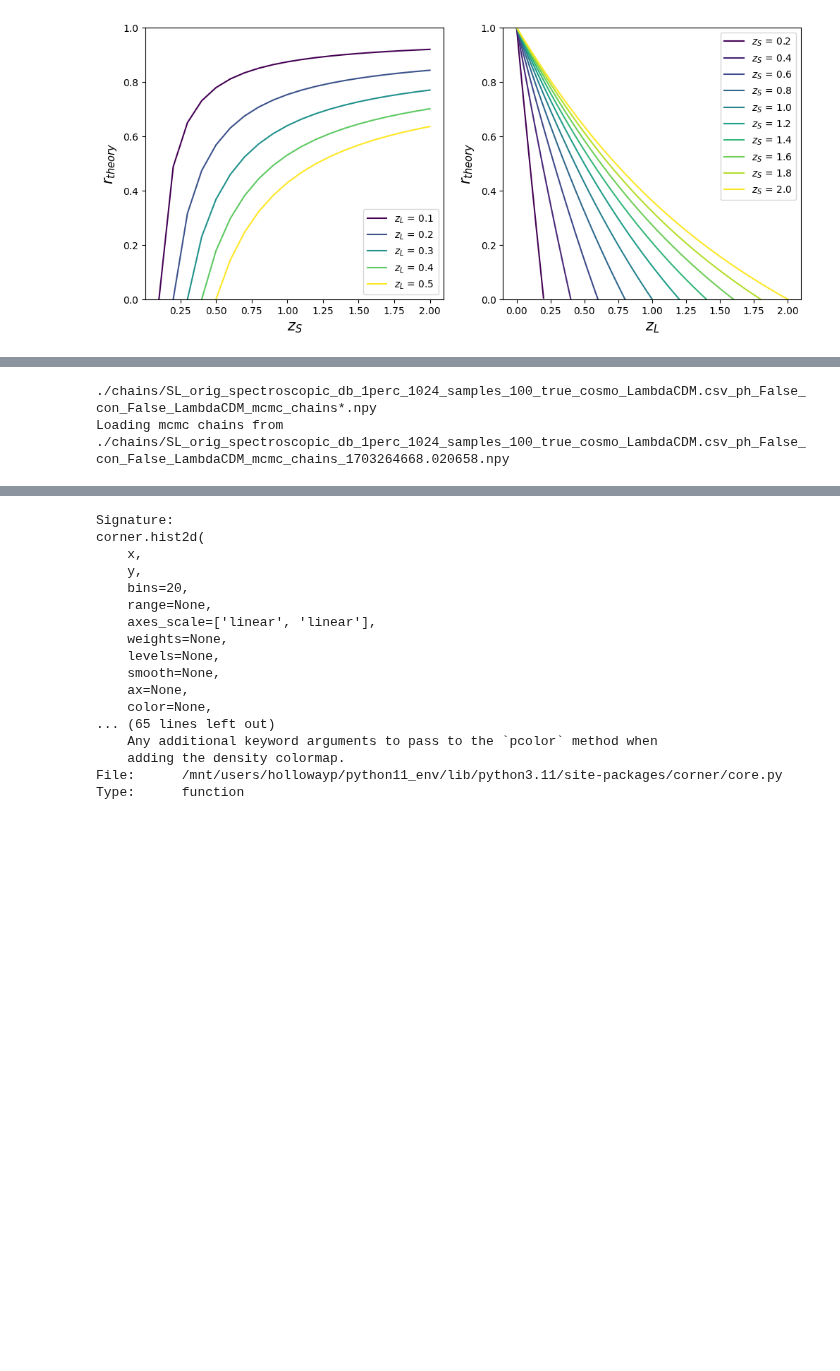
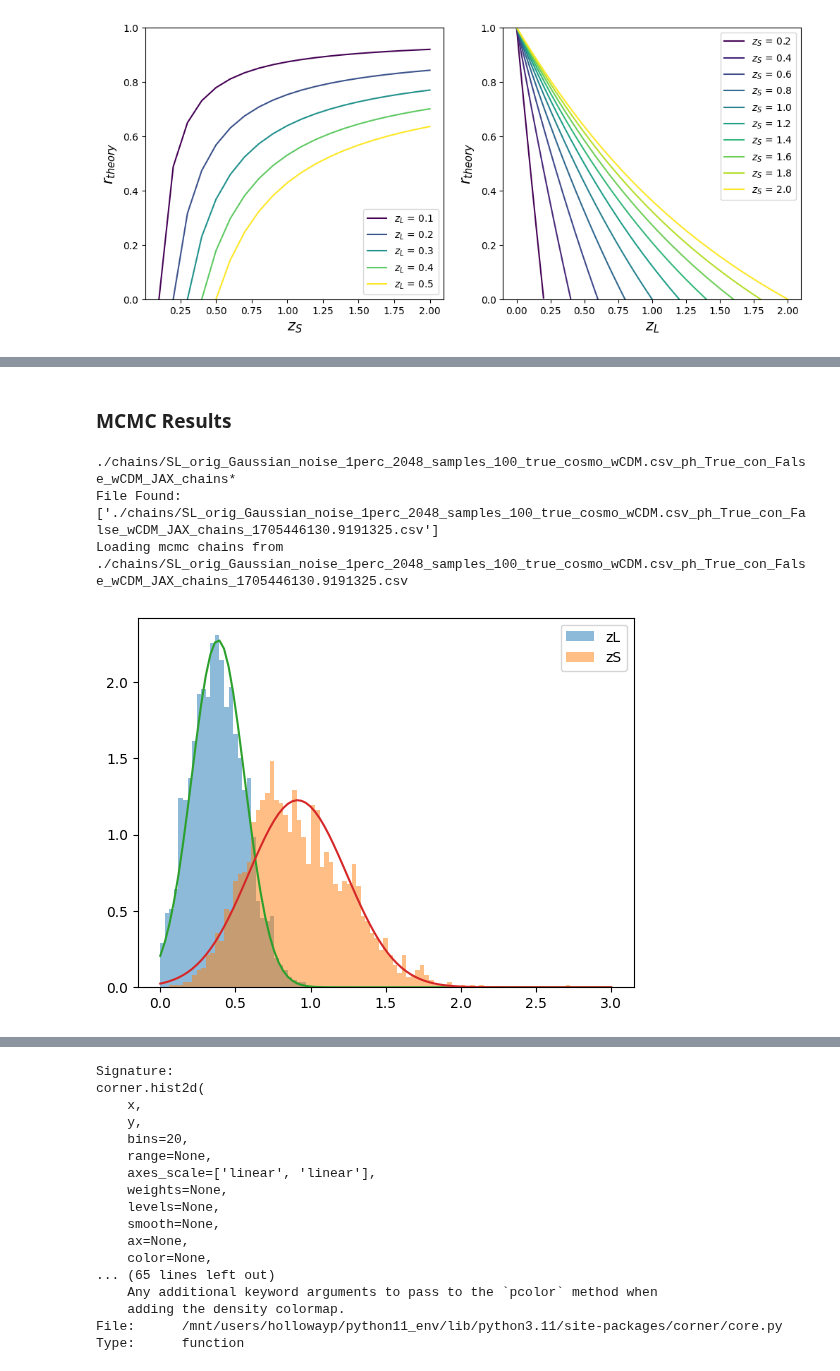
Before and after one commit to P-1884/COSMIC-BEAMS, a Jupyter notebook: zBEAMS_Application_to_Strong_Lensing.ipynb, the cells around one changed output, grey strips where cells are left out. Cells and saved outputs as stored; diff of their text form; code cells hidden in the pictures; blank space fills up the shorter version.

```diff
--- a/zBEAMS_Application_to_Strong_Lensing.ipynb
+++ b/zBEAMS_Application_to_Strong_Lensing.ipynb
@@ -553,27 +552,72 @@ az.style.use('arviz-doc')
+# %% [markdown]
+### MCMC Results
 # %%
-Prefix = 'SL_orig_spectroscopic_db_'
+Prefix = 'SL_orig_Gaussian_noise_'#'SL_orig_spectroscopic_db_'
 Errors_perc = 1
-N_samples = 1024
+N_samples = 2048
 Perc_true = 100
 contamination_str = 'False'
-photometric_str = 'False'
-cosmo_type_str = 'LambdaCDM'
-#SL_orig_spectroscopic_db_1perc_4_samples_100_true_cosmo_LambdaCDM.csv_ph_False_con_False_LambdaCDM_mcmc_chains
-def locate_latest_chains(Errors_perc,N_samples,Perc_true,contamination_str,photometric_str,cosmo_type_str):
+photometric_str = 'True'
+cosmo_type_str = 'wCDM'
+cosmo_db_str='wCDM'
+
+import glob;import pandas as pd
+def locate_latest_chains(Errors_perc,N_samples,Perc_true,contamination_str,photometric_str,cosmo_type_str,JAX=False,
+                         cosmo_db_str='',return_db=False):
+    if cosmo_db_str=='':
+        cosmo_db_str=cosmo_type_str
     file_search = f'./chains/{Prefix}{Errors_perc}perc_'+\
-                                                 f'{N_samples}_samples_{Perc_true}_true_cosmo_{cosmo_type_str}.csv'+\
+                                                 f'{N_samples}_samples_{Perc_true}_true_cosmo_{cosmo_db_str}.csv'+\
                                                  f'_ph_{photometric_str}_con_{contamination_str}'+\
-                                                 f'_{cosmo_type_str}_mcmc_chains*.npy'
+                                                 f'_{cosmo_type_str}_'+\
+                                                 'mcmc'*(JAX==False)+'JAX'*(JAX==True)+'_chains*'
     print(file_search)
     mcmc_file_list = glob.glob(file_search)
-    latest_chain_indx = np.argmax([float(elem.split('mcmc_chains_')[1].replace('.npy','')) \
+    print('File Found: ',mcmc_file_list)
+    if not JAX: latest_chain_indx = np.argmax([float(elem.split('mcmc_chains_')[1].replace('.npy','')) \
+                           for elem in mcmc_file_list])
+    else: latest_chain_indx = np.argmax([float(elem.split('JAX_chains_')[1].replace('.csv','')) \
                            for elem in mcmc_file_list])
     latest_chain_filename = mcmc_file_list[latest_chain_indx]
-    chains = np.load(latest_chain_filename) #[Walker,Step_Number,Parameter]
+    if not JAX: chains = np.load(latest_chain_filename) #[Walker,Step_Number,Parameter]
+    if JAX: chains = pd.read_csv(latest_chain_filename)
     print(f'Loading mcmc chains from {latest_chain_filename}')
-    return chains
+    if return_db:
+        db_filename = latest_chain_filename.split('.csv')[0]+'.csv'
+        db_filename = db_filename.replace('/chains','/databases').replace('SL_orig_','')
+        db_i = pd.read_csv(db_filename)
+        return chains,db_i
+    else:
+        return chains
 
-chains = locate_latest_chains(Errors_perc,N_samples,Perc_true,contamination_str,photometric_str,cosmo_type_str)
+# chain_dict = {}
+# N_lens = 100
+# for N_obs_i in np.linspace(100,1000,10):
+#     chain_dict[int(np.round(100*N_lens/N_obs_i))] = locate_latest_chains(
+#         Errors_perc,
+#         int(N_obs_i),
+#         int(np.round(100*N_lens/N_obs_i)),
+#         contamination_str,
+#         photometric_str,cosmo_type_str,
+#         JAX=True,
+#         cosmo_db_str=cosmo_db_str)
+
+# chains = locate_latest_chains(Errors_perc,N_samples,Perc_true,contamination_str,photometric_str,cosmo_type_str,cosmo_db_str=cosmo_db_str)
+JAX_chains,db_in = locate_latest_chains(Errors_perc,N_samples,Perc_true,contamination_str,photometric_str,
+                                        cosmo_type_str,JAX=True,cosmo_db_str=cosmo_db_str,return_db=True)
 # %% [output]
-./chains/SL_orig_spectroscopic_db_1perc_1024_samples_100_true_cosmo_LambdaCDM.csv_ph_False_con_False_LambdaCDM_mcmc_chains*.npy
-Loading mcmc chains from ./chains/SL_orig_spectroscopic_db_1perc_1024_samples_100_true_cosmo_LambdaCDM.csv_ph_False_con_False_LambdaCDM_mcmc_chains_1703264668.020658.npy
+./chains/SL_orig_Gaussian_noise_1perc_2048_samples_100_true_cosmo_wCDM.csv_ph_True_con_False_wCDM_JAX_chains*
+File Found:  ['./chains/SL_orig_Gaussian_noise_1perc_2048_samples_100_true_cosmo_wCDM.csv_ph_True_con_False_wCDM_JAX_chains_1705446130.9191325.csv']
+Loading mcmc chains from ./chains/SL_orig_Gaussian_noise_1perc_2048_samples_100_true_cosmo_wCDM.csv_ph_True_con_False_wCDM_JAX_chains_1705446130.9191325.csv
+# %%
+from scipy.stats import norm
+hist_dict = {'bins':np.linspace(0,3,100),'alpha':0.5,'density':True}
+pl.hist(db_in['zL_obs'],label='zL',**hist_dict)
+pl.hist(db_in['zS_obs'],label='zS',**hist_dict)
+X_plot = np.linspace(0,3,100)
+pl.plot(X_plot,norm.pdf(x=X_plot,loc=db_in['zL_obs'].mean(),scale=db_in['zL_obs'].std()))
+pl.plot(X_plot,norm.pdf(x=X_plot,loc=db_in['zS_obs'].mean(),scale=db_in['zS_obs'].std()))
+pl.legend()
+pl.show()
+# %% [output]
+[figure, added]
```
Also changed, not shown: parts of 38 cells of this notebook, 10 other files.
